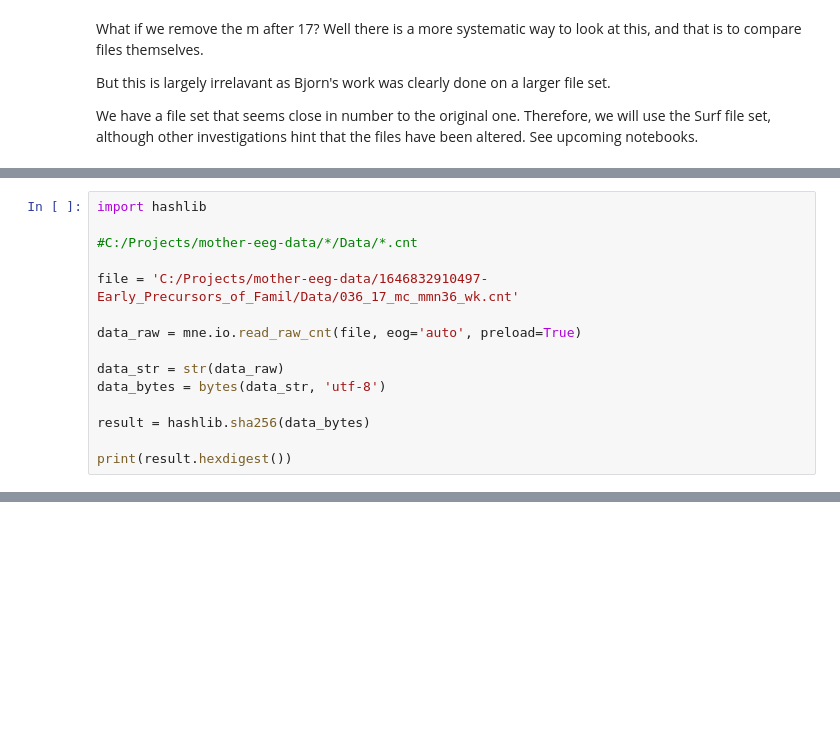
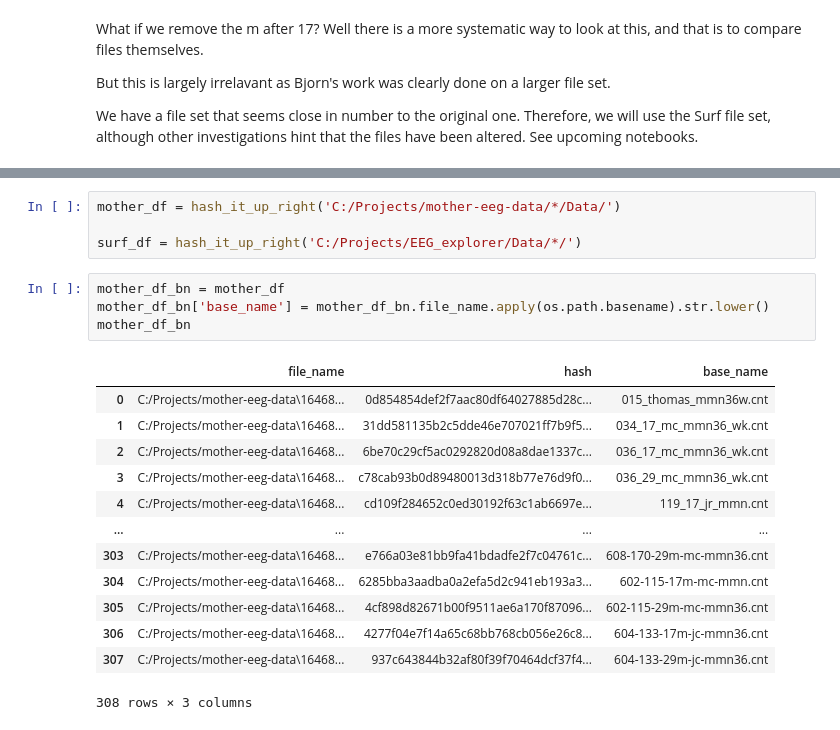
Before and after one commit to NadineUU/EEG_age_prediction, a Jupyter notebook: Notebooks/sorting_out_files.ipynb, the cells around one changed output, grey strips where cells are left out. Cells and saved outputs as stored; diff of their text form; blank space fills up the shorter version.

```diff
--- a/Notebooks/sorting_out_files.ipynb
+++ b/Notebooks/sorting_out_files.ipynb
@@ -253,15 +252,0 @@ Let's use a hash function to see what is the comparison of the files themselves.
-# %%
-import hashlib
-
-#C:/Projects/mother-eeg-data/*/Data/*.cnt
-
-file = 'C:/Projects/mother-eeg-data/1646832910497-Early_Precursors_of_Famil/Data/036_17_mc_mmn36_wk.cnt'
-
-data_raw = mne.io.read_raw_cnt(file, eog='auto', preload=True)
-
-data_str = str(data_raw)
-data_bytes = bytes(data_str, 'utf-8')
-
-result = hashlib.sha256(data_bytes)
-
-print(result.hexdigest())
@@ -442,0 +279,22 @@ results_right
+# %%
+mother_df = hash_it_up_right('C:/Projects/mother-eeg-data/*/Data/')
+
+surf_df = hash_it_up_right('C:/Projects/EEG_explorer/Data/*/')
+# %%
+mother_df_bn = mother_df
+mother_df_bn['base_name'] = mother_df_bn.file_name.apply(os.path.basename).str.lower()
+mother_df_bn
+# %% [output]
+|  | file_name | hash | base_name |
+| 0 | C:/Projects/mother-eeg-data\16468... | 0d854854def2f7aac80df64027885d28c... | 015_thomas_mmn36w.cnt |
+| 1 | C:/Projects/mother-eeg-data\16468... | 31dd581135b2c5dde46e707021ff7b9f5... | 034_17_mc_mmn36_wk.cnt |
+| 2 | C:/Projects/mother-eeg-data\16468... | 6be70c29cf5ac0292820d08a8dae1337c... | 036_17_mc_mmn36_wk.cnt |
+| 3 | C:/Projects/mother-eeg-data\16468... | c78cab93b0d89480013d318b77e76d9f0... | 036_29_mc_mmn36_wk.cnt |
+| 4 | C:/Projects/mother-eeg-data\16468... | cd109f284652c0ed30192f63c1ab6697e... | 119_17_jr_mmn.cnt |
+| ... | ... | ... | ... |
+| 303 | C:/Projects/mother-eeg-data\16468... | e766a03e81bb9fa41bdadfe2f7c04761c... | 608-170-29m-mc-mmn36.cnt |
+| 304 | C:/Projects/mother-eeg-data\16468... | 6285bba3aadba0a2efa5d2c941eb193a3... | 602-115-17m-mc-mmn.cnt |
+| 305 | C:/Projects/mother-eeg-data\16468... | 4cf898d82671b00f9511ae6a170f87096... | 602-115-29m-mc-mmn36.cnt |
+| 306 | C:/Projects/mother-eeg-data\16468... | 4277f04e7f14a65c68bb768cb056e26c8... | 604-133-17m-jc-mmn36.cnt |
+| 307 | C:/Projects/mother-eeg-data\16468... | 937c643844b32af80f39f70464dcf37f4... | 604-133-29m-jc-mmn36.cnt |
+308 rows × 3 columns
```
Also changed, not shown: parts of 35 cells of this notebook, 2 other files.
